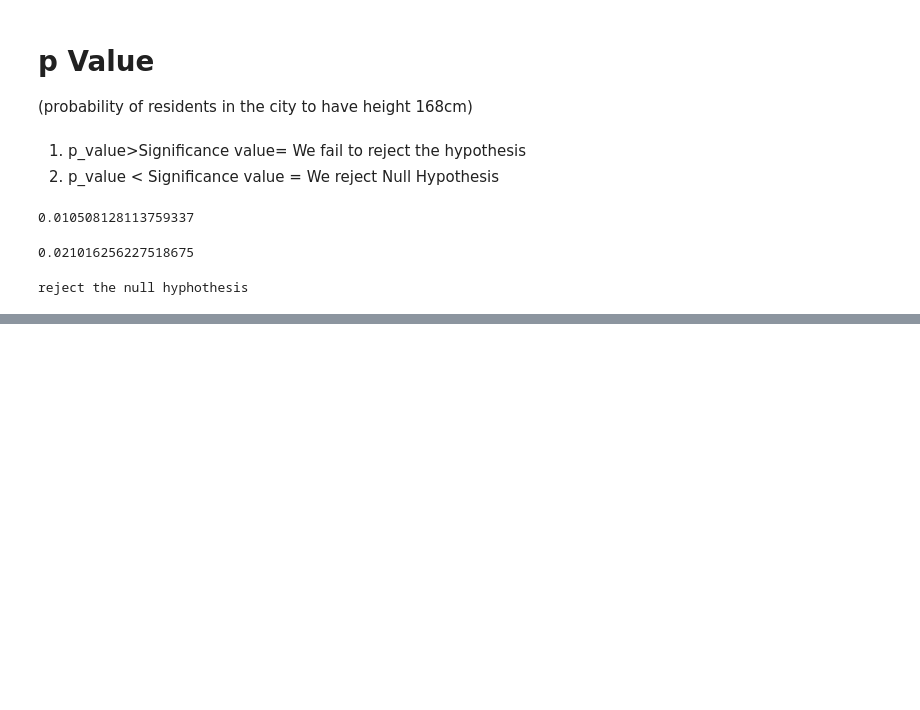
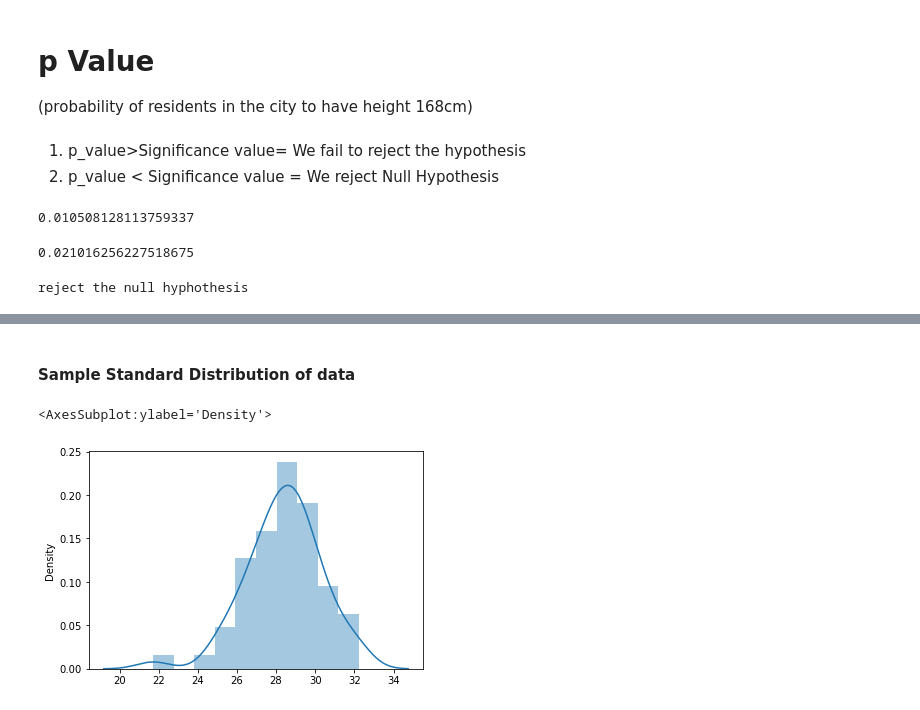
Before and after one commit to Simmisingh3/Hypothesis_book, a Jupyter notebook: z_test.ipynb, the cells around one changed output, grey strips where cells are left out. Cells and saved outputs as stored; diff of their text form; code cells hidden in the pictures; blank space fills up the shorter version.

```diff
--- a/z_test.ipynb
+++ b/z_test.ipynb
@@ -235,0 +245,3 @@ z_crictical=stats.norm.ppf(Confidence_interval)
+# %%
+survived_data = df1[df1['Survived']==1]
+survived_data
@@ -235,0 +273,12 @@ z_crictical=stats.norm.ppf(Confidence_interval)
+# %% [markdown]
+#### Sample Standard Distribution of data
+# %%
+sample_population_list = []
+for i in range(60):
+    sample_population_list_temp = np.random.choice(survived_data[survived_data['Age'].notna()].Age,60).mean()
+    sample_population_list.append(sample_population_list_temp)
+
+sns.distplot(sample_population_list)
+# %% [output]
+<AxesSubplot:ylabel='Density'>
+[figure, added]
```
Also changed, not shown: parts of 39 cells of this notebook, 1 other file.
